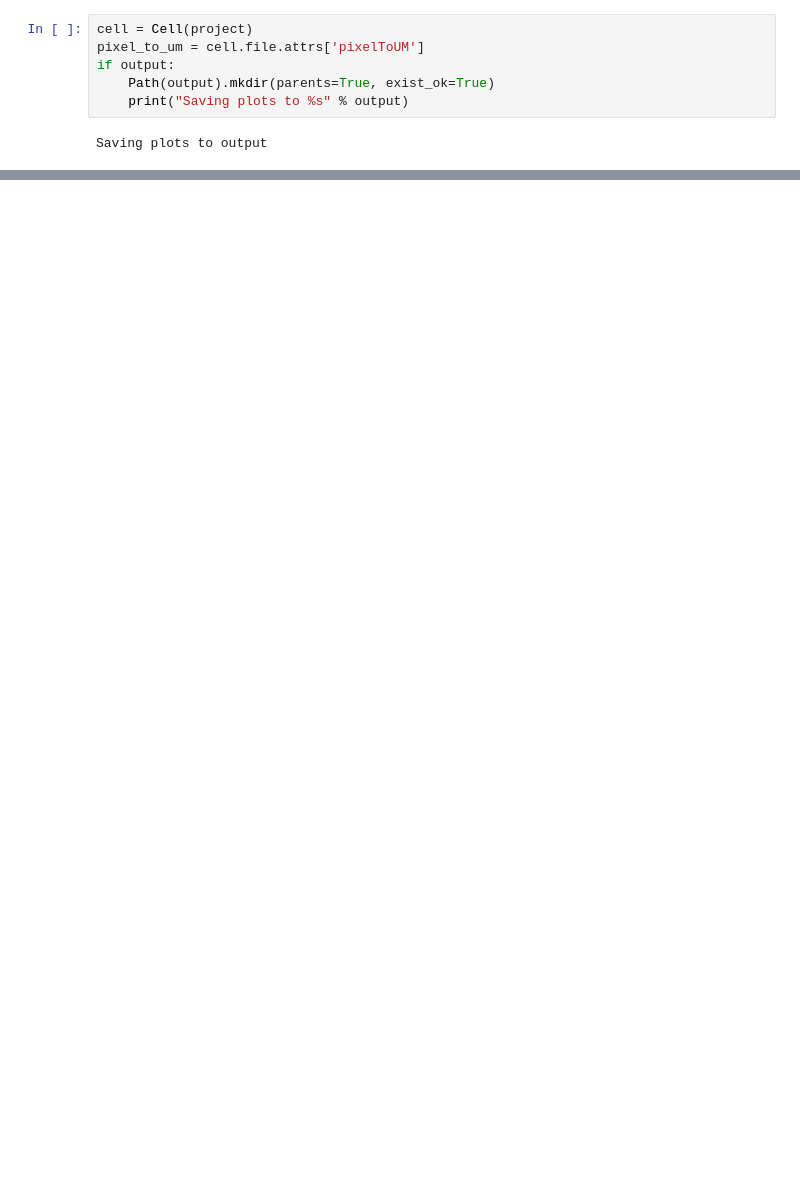
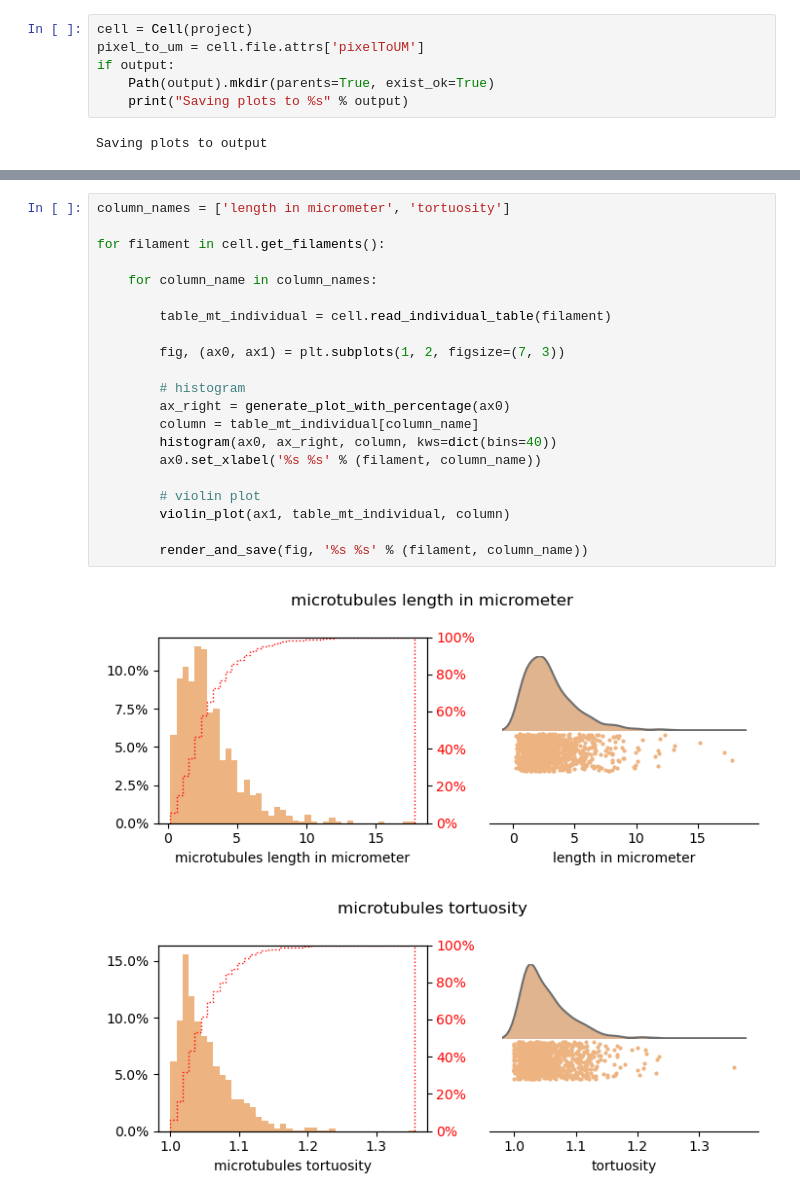
Before and after one commit to betaseg/protocol-notebooks, a Jupyter notebook: plots/run_plots.ipynb, the cells around one changed output, grey strips where cells are left out. Cells and saved outputs as stored; diff of their text form; blank space fills up the shorter version.

```diff
--- a/plots/run_plots.ipynb
+++ b/plots/run_plots.ipynb
@@ -185,0 +218,24 @@ table_granules_overall = cell.read_overall_table('granules')
+# %%
+column_names = ['length in micrometer', 'tortuosity']
+
+for filament in cell.get_filaments():
+
+    for column_name in column_names:
+
+        table_mt_individual = cell.read_individual_table(filament)
+
+        fig, (ax0, ax1) = plt.subplots(1, 2, figsize=(7, 3))
+
+        # histogram
+        ax_right = generate_plot_with_percentage(ax0)
+        column = table_mt_individual[column_name]
+        histogram(ax0, ax_right, column, kws=dict(bins=40))
+        ax0.set_xlabel('%s %s' % (filament, column_name))
+
+        # violin plot
+        violin_plot(ax1, table_mt_individual, column)
+
+        render_and_save(fig, '%s %s' % (filament, column_name))
+# %% [output]
+[figure, added]
+[figure, added]
```
Also changed, not shown: parts of 39 cells of this notebook, 1 other file.
